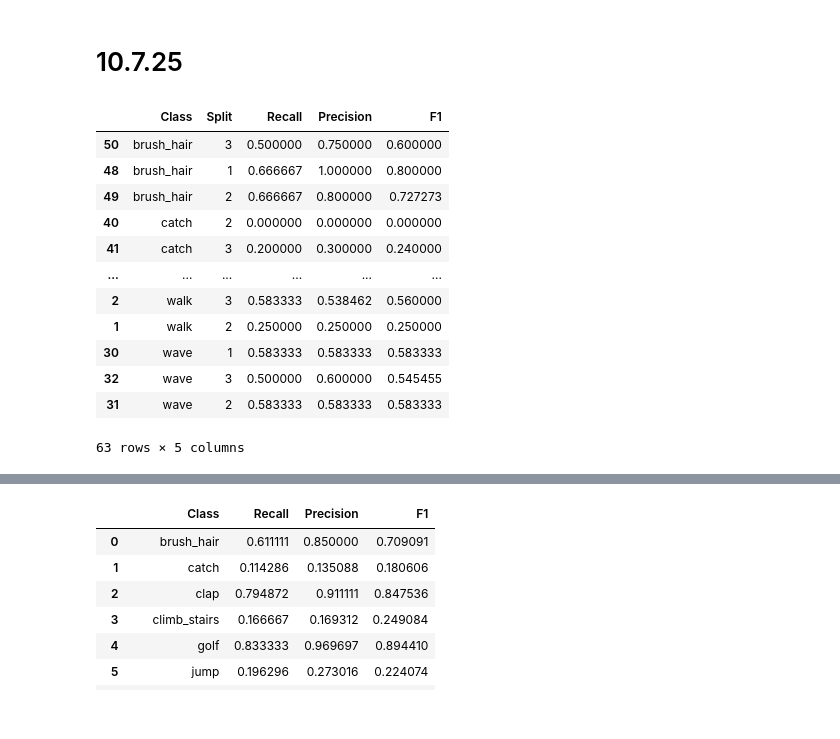
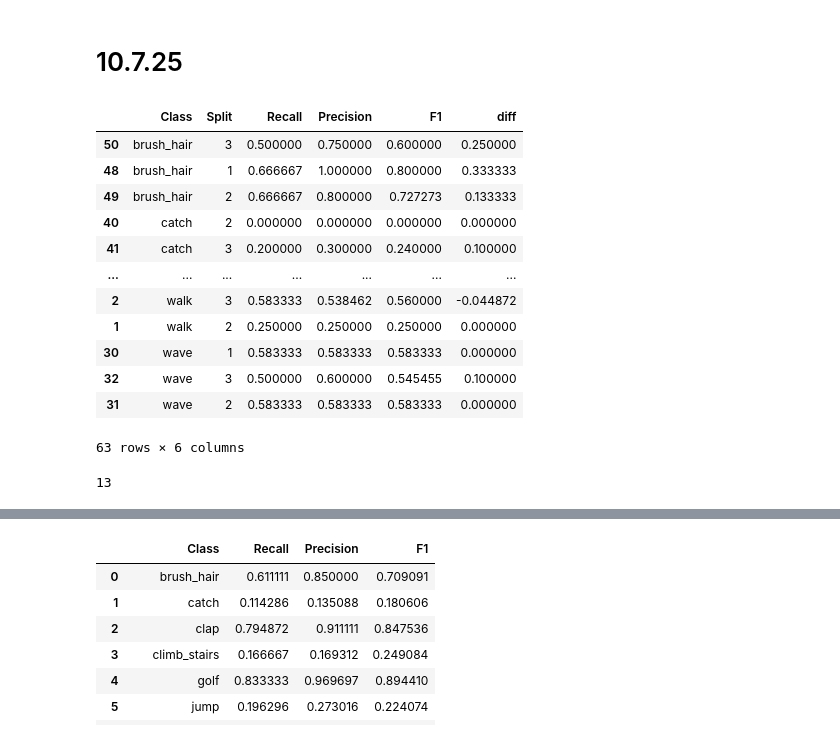
Before and after one commit to NickFleece/Thesis, a Jupyter notebook: skeleton-action-recognition/jhmdb/eval_models.ipynb, the cells around one changed output, grey strips where cells are left out. Drawn from its saved outputs; the diff is of its cells as text; code cells hidden in the pictures.

```diff
--- a/skeleton-action-recognition/jhmdb/eval_models.ipynb
+++ b/skeleton-action-recognition/jhmdb/eval_models.ipynb
@@ -205,43 +205,48 @@ for split in models.keys():
 # %%
 class_acc_df = []
 
 for i in range(len(classes)):
     c = classes[i]
 
     for split in results.keys():
 
         split_results = results[split]['confmatrix'][i]
         split_predictions = results[split]['confmatrix'][:,i]
 
         # print(i)
         # print(split_predictions)
 
         recall = split_results[i] / split_results.sum()
         precision = split_predictions[i] / split_predictions.sum()
         f1 = 2 * ((precision * recall) / (precision + recall))
 
         class_acc_df.append({
             "Class":c,
             "Split":split,
             "Recall":recall,
             "Precision":precision,
             "F1":f1
         })
 
 class_acc_df = pd.DataFrame(class_acc_df).sort_values("Class").fillna(0)
+class_acc_df['diff'] = class_acc_df['Precision'] - class_acc_df['Recall']
 # class_acc_df = class_acc_df.melt(id_vars=['Class', 'Split'], value_vars=['Recall', 'Precision', 'F1'])
 class_acc_df
 # %% [output]
-|  | Class | Split | Recall | Precision | F1 |
-| 50 | brush_hair | 3 | 0.500000 | 0.750000 | 0.600000 |
-| 48 | brush_hair | 1 | 0.666667 | 1.000000 | 0.800000 |
-| 49 | brush_hair | 2 | 0.666667 | 0.800000 | 0.727273 |
-| 40 | catch | 2 | 0.000000 | 0.000000 | 0.000000 |
-| 41 | catch | 3 | 0.200000 | 0.300000 | 0.240000 |
-| ... | ... | ... | ... | ... | ... |
-| 2 | walk | 3 | 0.583333 | 0.538462 | 0.560000 |
-| 1 | walk | 2 | 0.250000 | 0.250000 | 0.250000 |
-| 30 | wave | 1 | 0.583333 | 0.583333 | 0.583333 |
-| 32 | wave | 3 | 0.500000 | 0.600000 | 0.545455 |
-| 31 | wave | 2 | 0.583333 | 0.583333 | 0.583333 |
+|  | Class | Split | Recall | Precision | F1 | diff |
+| 50 | brush_hair | 3 | 0.500000 | 0.750000 | 0.600000 | 0.250000 |
+| 48 | brush_hair | 1 | 0.666667 | 1.000000 | 0.800000 | 0.333333 |
+| 49 | brush_hair | 2 | 0.666667 | 0.800000 | 0.727273 | 0.133333 |
+| 40 | catch | 2 | 0.000000 | 0.000000 | 0.000000 | 0.000000 |
+| 41 | catch | 3 | 0.200000 | 0.300000 | 0.240000 | 0.100000 |
+| ... | ... | ... | ... | ... | ... | ... |
+| 2 | walk | 3 | 0.583333 | 0.538462 | 0.560000 | -0.044872 |
+| 1 | walk | 2 | 0.250000 | 0.250000 | 0.250000 | 0.000000 |
+| 30 | wave | 1 | 0.583333 | 0.583333 | 0.583333 | 0.000000 |
+| 32 | wave | 3 | 0.500000 | 0.600000 | 0.545455 | 0.100000 |
+| 31 | wave | 2 | 0.583333 | 0.583333 | 0.583333 | 0.000000 |
-63 rows × 5 columns
+63 rows × 6 columns
+# %%
+classes.index("catch")
+# %% [output]
+13
```
Also changed, not shown: parts of 2 cells of this notebook, 3 other files.
